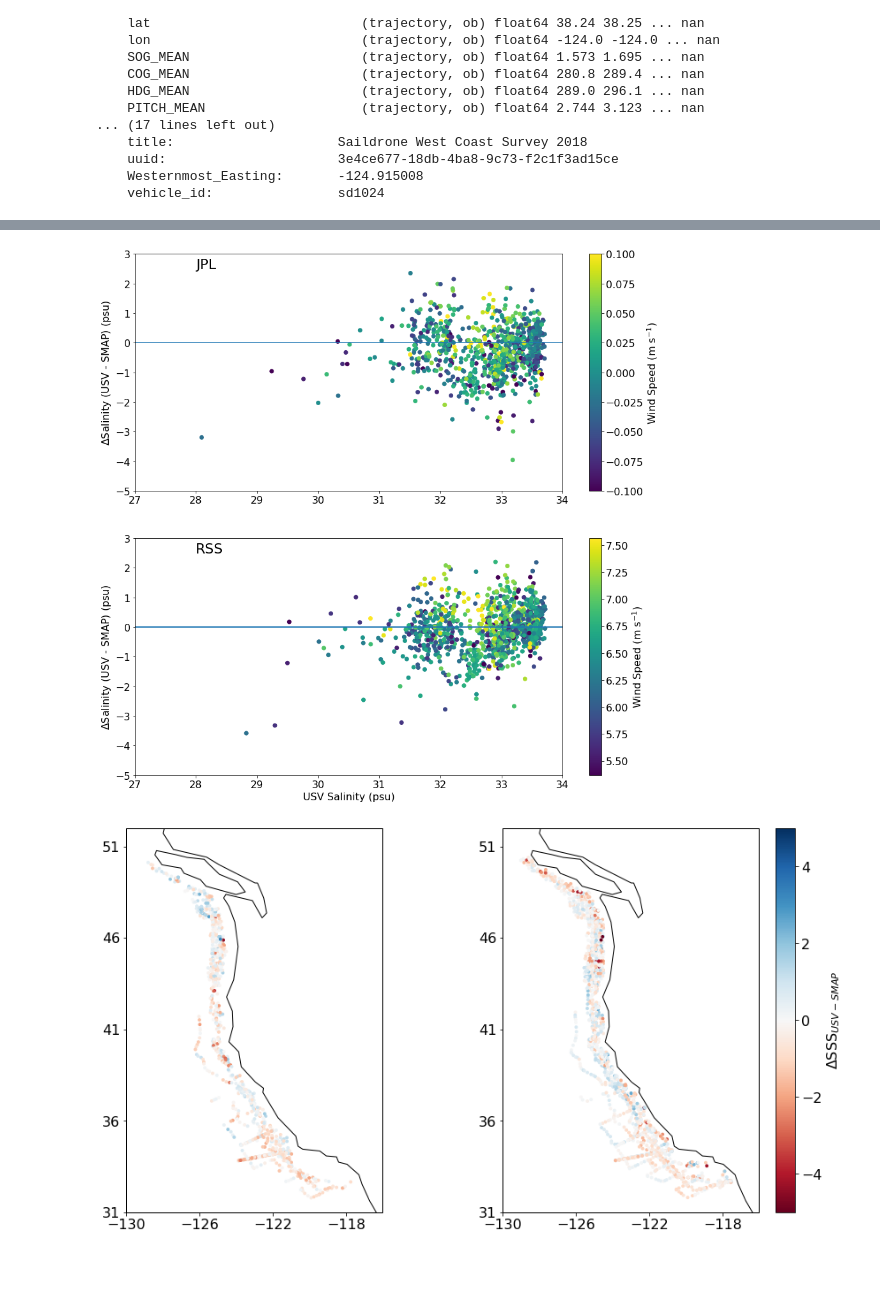
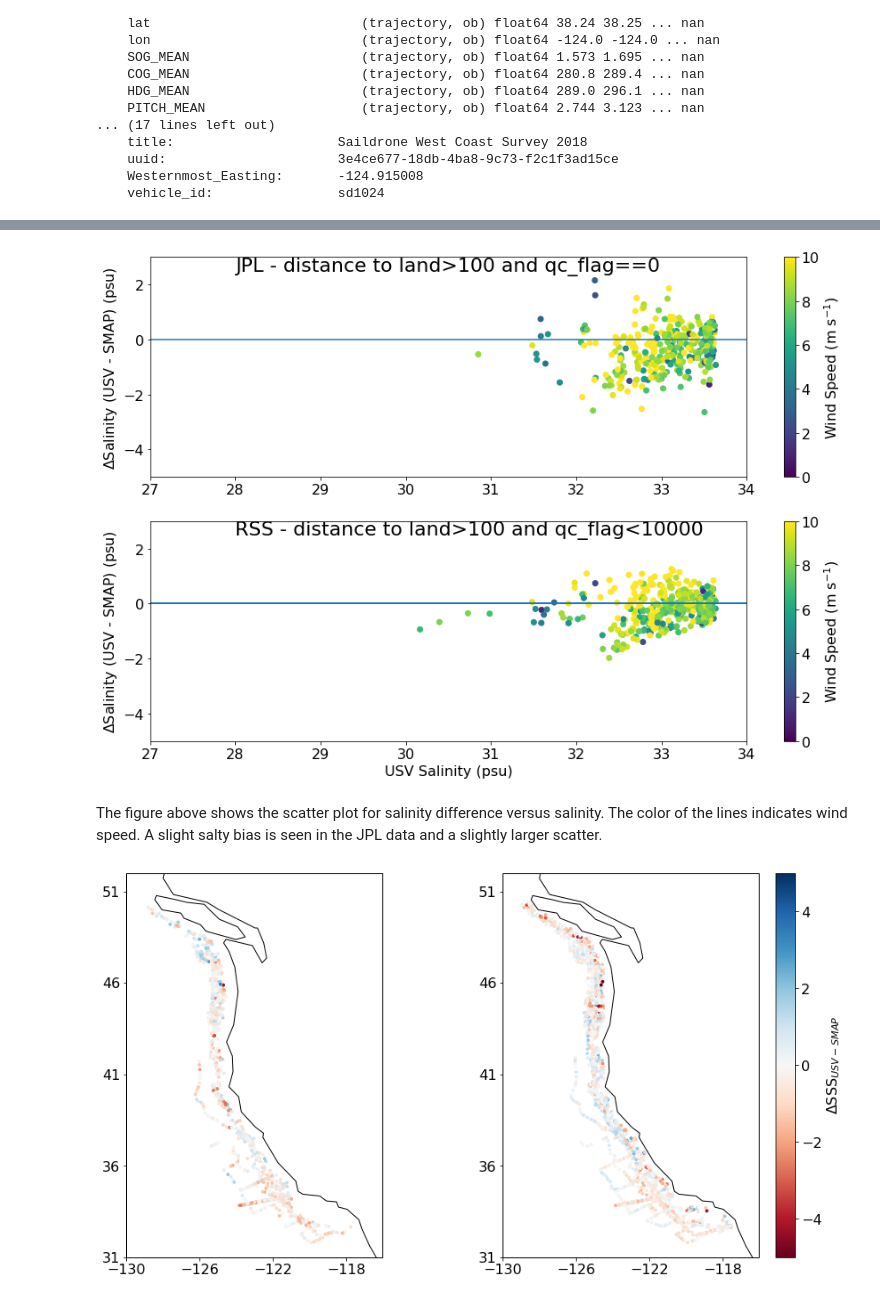
Before and after one commit to cgentemann/salinity, a Jupyter notebook: Image orbital SSS collocations west coast.ipynb, the cells around one changed output, grey strips where cells are left out. Saved outputs shown, nothing was run; the diff lists cells and outputs as text; code cells hidden in the pictures; blank space fills up the shorter version.

```diff
--- a/Image orbital SSS collocations west coast.ipynb
+++ b/Image orbital SSS collocations west coast.ipynb
@@ -205,10 +229,19 @@ plt.rcParams.update({'font.size': 16})
 import cmocean
 for i in range(len(ds_usv.trajectory)):
     ds=ds_colJ.isel(trajectory=i)
-    plt.plot(ds.time,ds.lat,'.',color='b',linewidth=3)
+    if i==0:
+        plt.plot(ds.time,ds.lat,'.',color='b',linewidth=3,label='JPL')
+    else:
+        plt.plot(ds.time,ds.lat,'.',color='b',linewidth=3)
     ds=ds_colR.isel(trajectory=i)
-    plt.plot(ds.time,ds.lat,'.',color='m')
+    if i==0:
+        plt.plot(ds.time,ds.lat,'.',color='m',label='RSS')
+    else:
+        plt.plot(ds.time,ds.lat,'.',color='m')
     plt.plot([np.datetime64('2019-06-19'),np.datetime64('2019-07-23')],[35,35],'r',linewidth=10) #DATA OUTAGE
+plt.ylabel('Latitude')
+plt.xlabel('Time')
+plt.legend()
 fig_fname = 'C:/Users/gentemann/Google Drive/f_drive/docs/projects/SSS/figures/west_coast_coll_cruises_timeseriesJPL.png'
 plt.savefig(fig_fname, transparent=False, format='png')
 # %% [output]
@@ -266,16 +318,0 @@ plt.savefig(fig_fname, transparent=False, format='png')
-# %%
-for i in range(13):
-    ds=ds_colR.isel(trajectory=i)
-    ax = plt.axes(projection=ccrs.PlateCarree())
-    cs1 = ax.scatter(ds.lon, ds.lat, s=3.0, c=ds.dist_land, edgecolor='none', cmap='jet',vmin=0,vmax=300)
-ax.coastlines()
-#cs1.set_fontsize(16)
-x1,x2,y1,y2 = -130,-116,31,52
-ax.set_xlim(x1,x2)
-ax.set_ylim(y1,y2)
-ax.set_xticks(np.arange(x1,x2,4))
-ax.set_yticks(np.arange(y1,y2,5))
-cax = plt.colorbar(cs1)
-cax.set_label('Distance from Land (km)',fontsize=16)
-fig_fname = 'C:/Users/gentemann/Google Drive/f_drive/docs/projects/SSS/figures/west_coast_collocations_distanceRSS.png'
-plt.savefig(fig_fname, transparent=False, format='png')
@@ -358,30 +341,32 @@ Data variables: (12/37)
 # %%
-plt.rcParams['figure.figsize'] = (15.0,15.0)
+plt.rcParams['figure.figsize'] = (15.0,10.0)
 plt.rcParams.update({'font.size': 16})
 for i in range(13):
     ds = ds_colJ.isel(trajectory=i)
     ds = ds.where((ds.dist_land>100) & (ds.SAL_CTD_MEAN>26) & (ds.smap_iqc_flag<1)) #removes near land
     dif = ds.SAL_CTD_MEAN-ds.smap_SSS
     plt.subplot(2,1,1)
-    plt.scatter(ds.SAL_CTD_MEAN,dif,c=ds.wind_speed)
+    cc=plt.scatter(ds.SAL_CTD_MEAN,dif,c=ds.wind_speed,vmin=0,vmax=10)
+cb=plt.colorbar(label='Wind Speed (m s$^{-1}$)')
 plt.axhline(0)
-plt.text(28,2.5,'JPL',fontsize=22)
+plt.text(28,2.5,'JPL - distance to land>100 and qc_flag==0',fontsize=22)
 plt.xlim(27,34),plt.ylim(-5,3),plt.ylabel('$\Delta$Salinity (USV - SMAP) (psu)')
-cb=plt.colorbar(label='Wind Speed (m s$^{-1}$)')
 for i in range(13):
     ds = ds_colR.isel(trajectory=i)
     ds = ds.where((ds.dist_land>100) & (ds.smap_iqc_flag<10000)) #leaves in light land cont
     dif = ds.SAL_CTD_MEAN-ds.smap_SSS
     plt.subplot(2,1,2)
     plt.axhline(0)
-    plt.scatter(ds.SAL_CTD_MEAN,dif,c=ds.wind_speed)
-plt.text(28,2.5,'RSS',fontsize=22)
+    plt.scatter(ds.SAL_CTD_MEAN,dif,c=ds.wind_speed,vmin=0,vmax=10)
+plt.text(28,2.5,'RSS - distance to land>100 and qc_flag<10000',fontsize=22)
 plt.xlim(27,34),plt.ylim(-5,3),plt.ylabel('$\Delta$Salinity (USV - SMAP) (psu)'),plt.xlabel('USV Salinity (psu)')
 cb=plt.colorbar(label='Wind Speed (m s$^{-1}$)')
 fig_fname = 'C:/Users/gentemann/Google Drive/f_drive/docs/projects/SSS/figures/west_coast_collocations_sal_scatter.png'
 plt.savefig(fig_fname, transparent=False, format='png')
 # %% [output]
-[figure, old version]
+[figure, new version]
+# %% [markdown]
+The figure above shows the scatter plot for salinity difference versus salinity. The color of the lines indicates wind speed. A slight salty bias is seen in the JPL data and a slightly larger scatter.
 # %%
 plt.rcParams['figure.figsize'] = (15.0,8.0)
 plt.rcParams.update({'font.size': 16})
```
Also changed, not shown: parts of 27 cells of this notebook, 2 other files.
